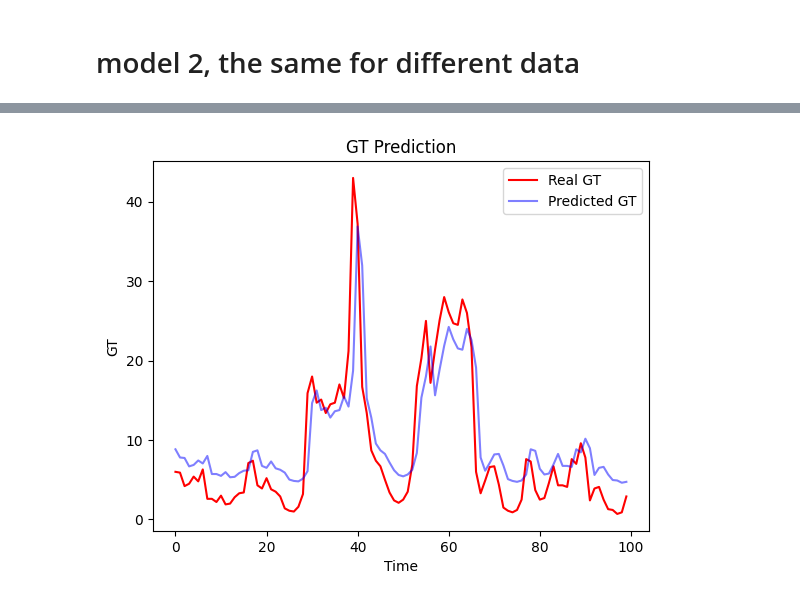
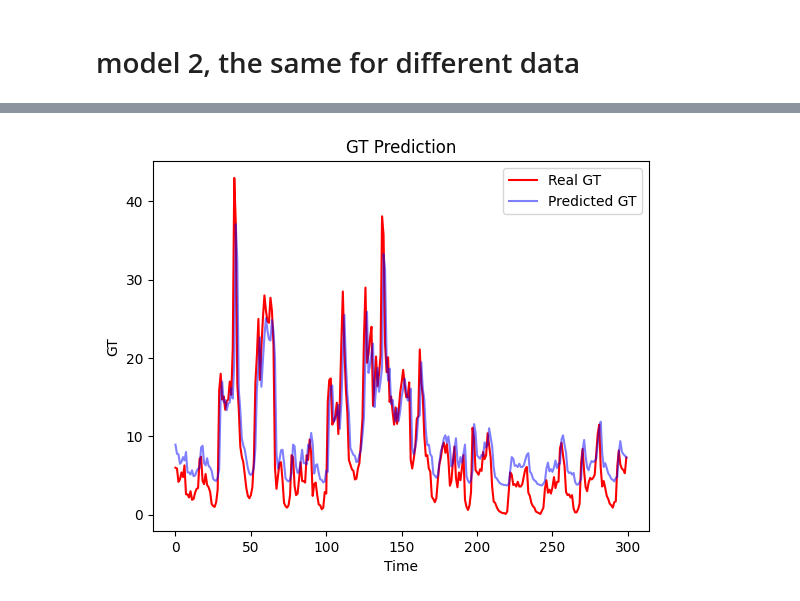
Before and after one commit to lavo2/ISPR-Midterms, a Jupyter notebook: 3/midterm3.ipynb, the cells around one changed output, grey strips where cells are left out. Saved outputs shown, nothing was run; the diff lists cells and outputs as text; code cells hidden in the pictures.

```diff
--- a/3/midterm3.ipynb
+++ b/3/midterm3.ipynb
@@ -290 +313,9 @@ x_test, y_test = X_2[train_size:], y_2[train_size:]
+# %%
+x_train = scaler.fit_transform(x_train.reshape(-1, 1))
+x_validation = scaler.transform(x_validation.reshape(-1, 1))
+x_test = scaler.transform(x_test.reshape(-1, 1))
+
+y_train = scaler.transform(y_train.reshape(-1, 1))
+y_validation = scaler.transform(y_validation.reshape(-1, 1))
+y_test = scaler.transform(y_test.reshape(-1, 1))
 # %%
@@ -319,6 +350,6 @@ Model: "sequential_5"
  Non-trainable params: 0 (0.00 B)
 None
 # %%
-history = model2.fit(x_train, y_train, validation_split=0.2, epochs=20, batch_size=50, verbose=1, shuffle=False)
+history = model2.fit(x_train, y_train, validation_data=[x_validation, y_validation], epochs=20, batch_size=50, verbose=1, shuffle=False)
 # %% [output]
 Epoch 1/20
@@ -357,9 +388,9 @@ predict2.shape
 (1798, 1)
 # %%
-predict2 = scaler_y.inverse_transform(predict2)
+predict2 = scaler.inverse_transform(predict2)
 # %%
 # calculate root mean squared error
-y_test = scaler_y.inverse_transform(y_test)
+y_test = scaler.inverse_transform(y_test)
 rmse2 = math.sqrt(mean_squared_error(y_test, predict2))
 print('Test RMSE: %.3f' % rmse2)
 # %% [output]
@@ -379,15 +410,15 @@ plt.show()
 # %%
 # plot the data
-plt.plot(y_test[:100], color = 'red', label = 'Real GT')
-plt.plot(predict2[:100], color = 'blue', label = 'Predicted GT', alpha=0.5)
+plt.plot(y_test[:300], color = 'red', label = 'Real GT')
+plt.plot(predict2[:300], color = 'blue', label = 'Predicted GT', alpha=0.5)
 plt.title('GT Prediction')
 
 plt.xlabel('Time')
 plt.ylabel('GT')
 plt.legend()
 plt.show()
 # %% [output]
-[figure, old version]
+[figure, new version]
 # %%
 # fill the distance of the 2 function with seaborn
 import seaborn as sns
```
Also changed, not shown: parts of 26 cells of this notebook.
